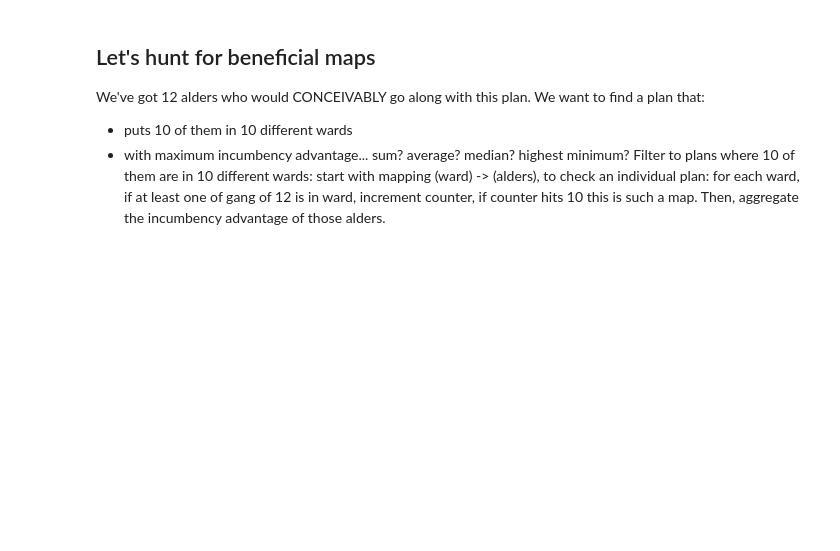
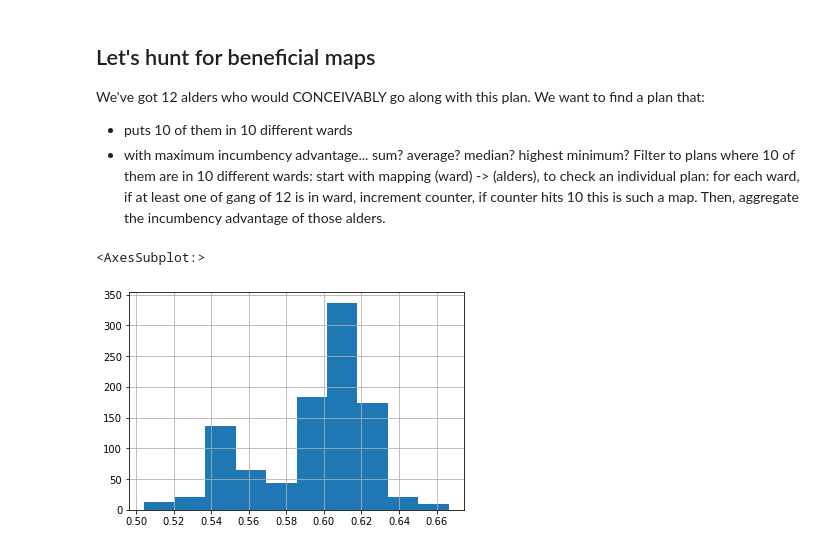
Before and after one commit to kaytwo/chicago, a Jupyter notebook: ensembles/precinct50_runs.ipynb, the cells around one changed output. Drawn from its saved outputs; the diff is of its cells as text; code cells hidden in the pictures; blank space fills up the shorter version.

```diff
--- a/ensembles/precinct50_runs.ipynb
+++ b/ensembles/precinct50_runs.ipynb
@@ -522,0 +527,5 @@ l = ['a','b','c','d']
+# %%
+data.groupby("step").min()["two_ward_cohesion"].hist()
+# %% [output]
+<AxesSubplot:>
+[figure, added]
```
Also changed, not shown: parts of 17 cells of this notebook.
